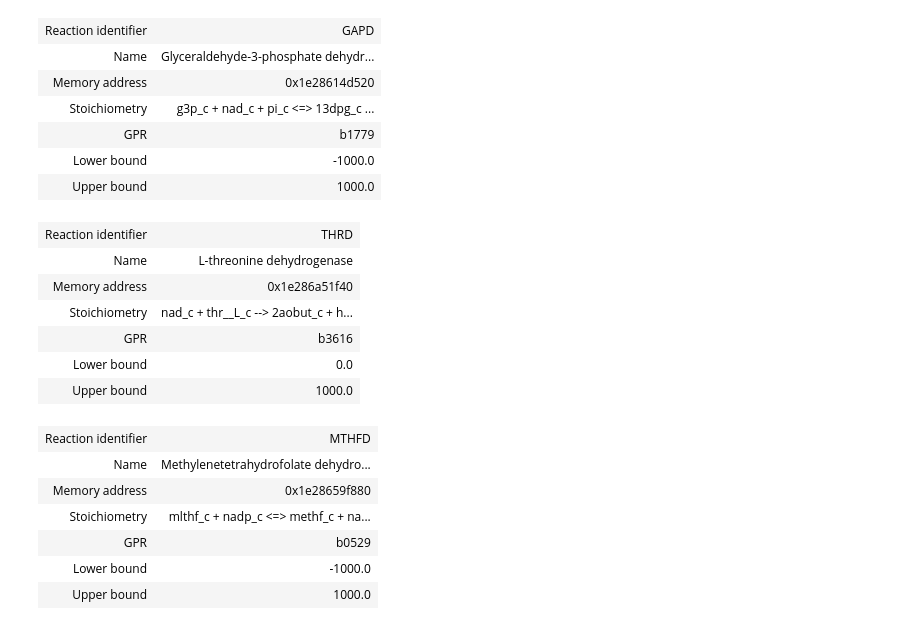
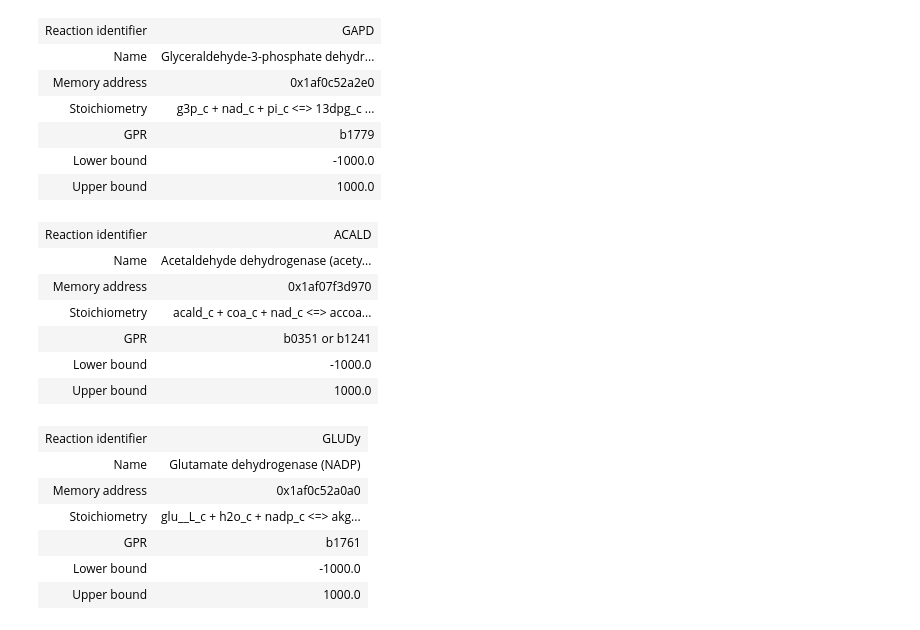
Before and after one commit to 27410/group-assingment-group-2, a Jupyter notebook: analysis/Cofactor swap targets.ipynb, the cells around one changed output. Drawn from its saved outputs; the diff is of its cells as text; code cells hidden in the pictures.

```diff
--- a/analysis/Cofactor swap targets.ipynb
+++ b/analysis/Cofactor swap targets.ipynb
@@ -43,2 +31,2 @@ Note: you may need to restart the kernel to use updated packages.
 # %%
-model.solver = "glpk"
+#model.solver = "glpk"
@@ -98,28 +70,28 @@ model.reactions.GAPD
 # %% [output]
 | Reaction identifier | GAPD |
 | Name | Glyceraldehyde-3-phosphate dehydr... |
-| Memory address | 0x1e28614d520 |
+| Memory address | 0x1af0c52a2e0 |
 | Stoichiometry | g3p_c + nad_c + pi_c <=> 13dpg_c ... |
 | GPR | b1779 |
 | Lower bound | -1000.0 |
 | Upper bound | 1000.0 |
 # %%
-model.reactions.THRD
+model.reactions.ACALD
 # %% [output]
-| Reaction identifier | THRD |
-| Name | L-threonine dehydrogenase |
-| Memory address | 0x1e286a51f40 |
-| Stoichiometry | nad_c + thr__L_c --> 2aobut_c + h... |
-| GPR | b3616 |
-| Lower bound | 0.0 |
+| Reaction identifier | ACALD |
+| Name | Acetaldehyde dehydrogenase (acety... |
+| Memory address | 0x1af07f3d970 |
+| Stoichiometry | acald_c + coa_c + nad_c <=> accoa... |
+| GPR | b0351 or b1241 |
+| Lower bound | -1000.0 |
 | Upper bound | 1000.0 |
 # %%
-model.reactions.MTHFD
+model.reactions.GLUDy
 # %% [output]
-| Reaction identifier | MTHFD |
-| Name | Methylenetetrahydrofolate dehydro... |
-| Memory address | 0x1e28659f880 |
-| Stoichiometry | mlthf_c + nadp_c <=> methf_c + na... |
-| GPR | b0529 |
+| Reaction identifier | GLUDy |
+| Name | Glutamate dehydrogenase (NADP) |
+| Memory address | 0x1af0c52a0a0 |
+| Stoichiometry | glu__L_c + h2o_c + nadp_c <=> akg... |
+| GPR | b1761 |
 | Lower bound | -1000.0 |
 | Upper bound | 1000.0 |
```
Also changed, not shown: parts of 16 cells of this notebook, 1 other file.
